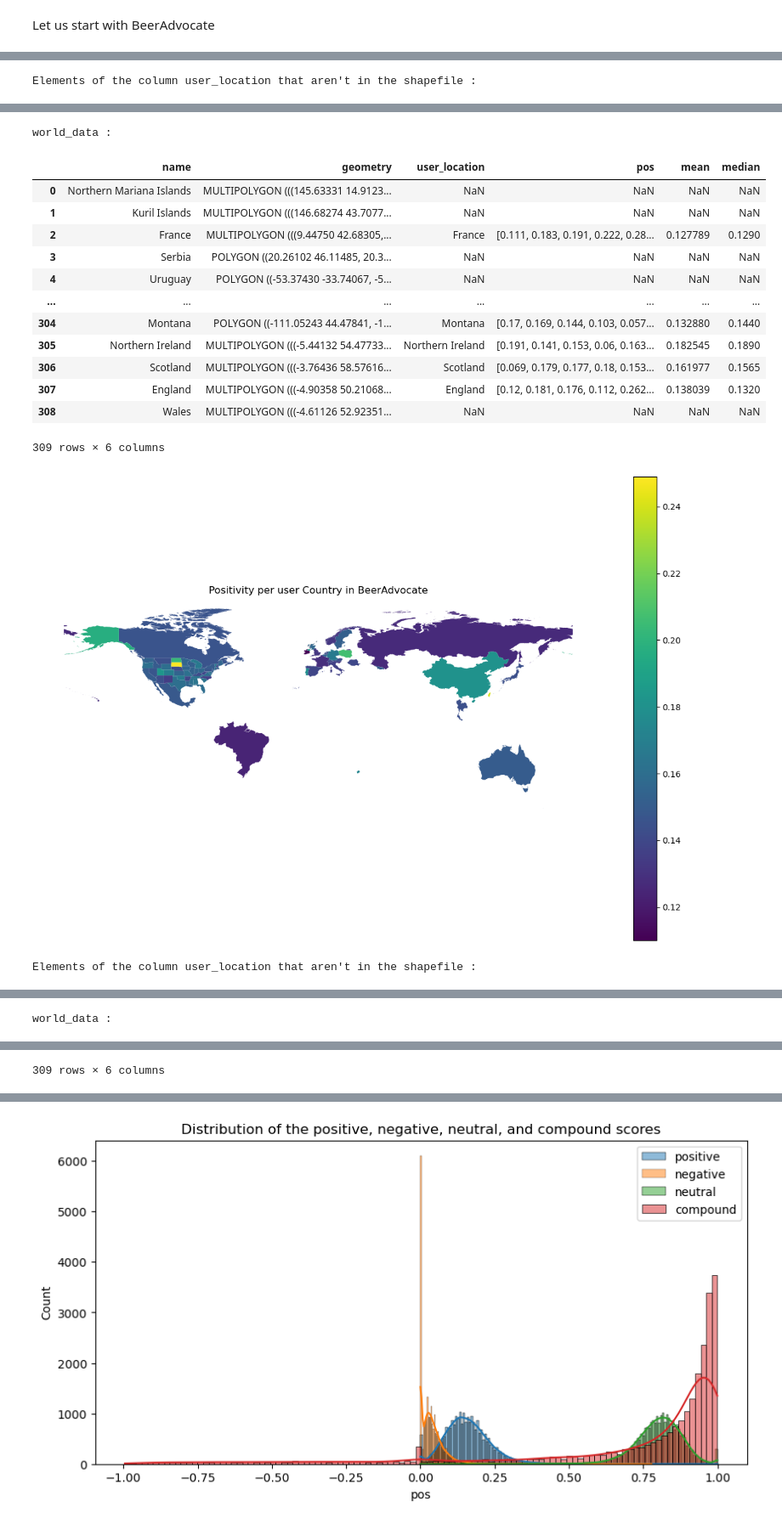
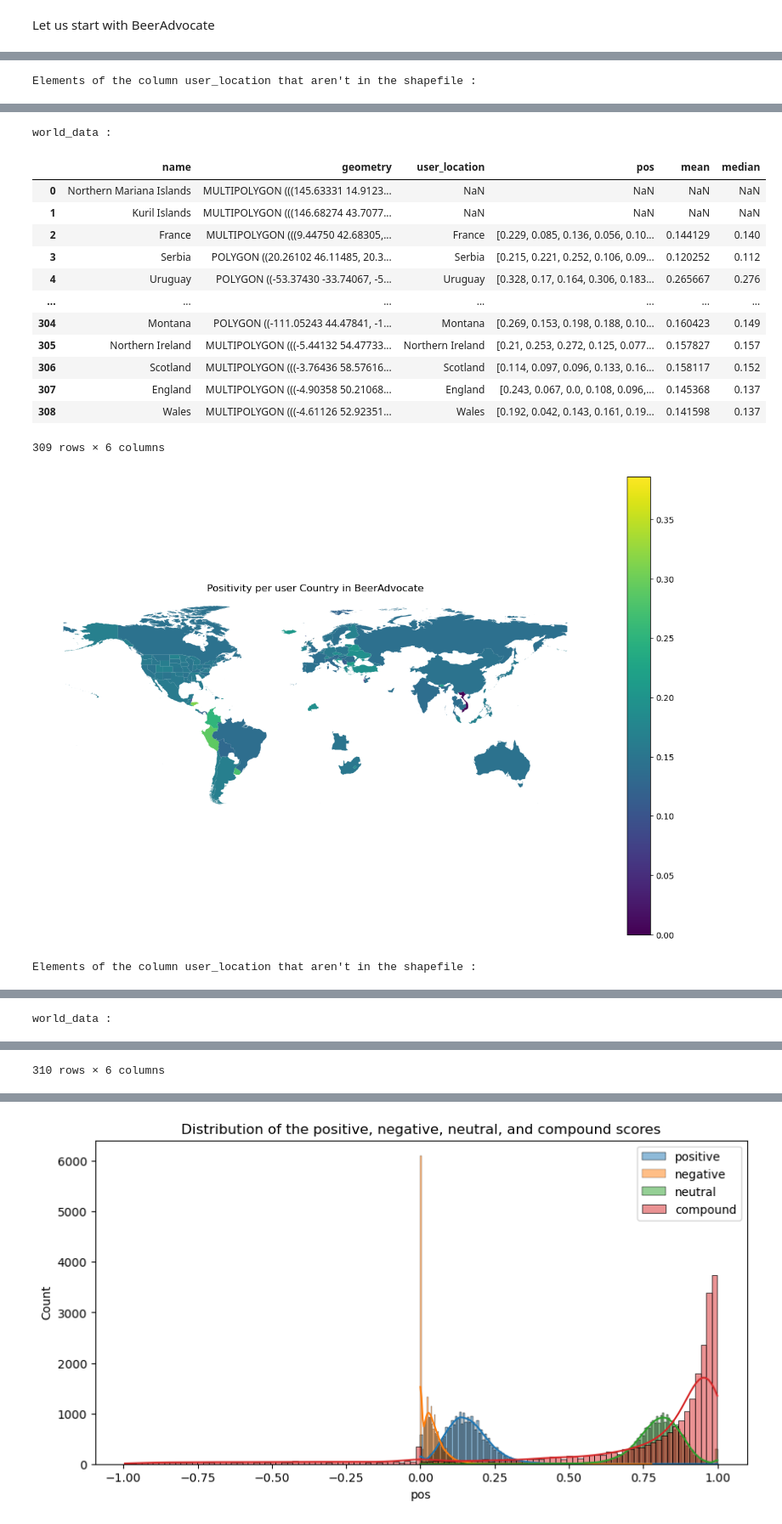
Before and after one commit to epfl-ada/ada-2023-project-dada, a Jupyter notebook: src/sentiment.ipynb, the cells around one changed output, grey strips where cells are left out. Shown at 85% size. Saved outputs shown, nothing was run; the diff lists cells and outputs as text; code cells hidden in the pictures.

Commit message:
Updated sentiment, work in progress

```diff
--- a/src/sentiment.ipynb
+++ b/src/sentiment.ipynb
@@ -66,11 +84,12 @@ def set_map():
     display(shapefile['name'])
     return shapefile
 # %%
-def plot_map(df, shapefile, title, set):
+def plot_map(df, shapefile, title, set, col):
     sf_maincat = shapefile.copy()
 
     # in user_location remove the str 'United States of America'
     df['user_location'] = df['user_location'].str.replace("United States, ", "")
+    df['user_location'] = df['user_location'].str.replace("Slovak Republic", "Slovakia")
 
     if sum(df['user_location'].str.contains("Russian")) == 0:
         df['user_location'] = df['user_location'].str.replace("Russia", "Russian Federation")
@@ -91,14 +110,14 @@ def plot_map(df, shapefile, title, set):
     # Plot the main predictor on a world map
     fig, ax = plt.subplots(1, 1, figsize=(15, 10))
     #sf_maincat.boundary.plot(ax=ax, linewidth=.2, color='black')
-    world_data.plot(column='median', ax=ax, legend=True, cmap='viridis')
+    world_data.plot(column=col, ax=ax, legend=True, cmap='viridis')
     #sf_maincat.plot(column='main_cat', ax=ax, legend=True)
     plt.title(title + ' Country ' + 'in ' + set)
     plt.axis('off')
     plt.savefig('../results/'+title+'_'+set+'.png', dpi=300)
     plt.show()
 # %%
-def data_prep(df, grp):
+def data_prep(df):
     # sentiment analysis of the column text
     analyzer = SentimentIntensityAnalyzer()
 
@@ -124,7 +143,7 @@ def data_prep(df, grp):
     df_new['pos'] = ''
 
     #select every 100th line
-    df_new = df_new[::100]
+    #df_new = df_new[::100]
 
 
 
@@ -139,17 +158,7 @@ def data_prep(df, grp):
 
     #display(df_new)
 
-    # find the user_location with the most appearences
-    a = df_new[grp].value_counts()
-    print("Most appearences :")
-    display(a)
 
-    #keep only the ones with more than 5 appearences
-    a = a[a > 5]
-    #display(a)
-
-    #remove all the lines of df_short that are not in a
-    df_new = df_new[df_new[grp].isin(a.index)]
 
     return df_new
 # %%
@@ -186,6 +206,6 @@ df_rb = pd.read_pickle('../data/preprocessed/RateBeer/transformed_ratings_rb.pkl
 #display(df_ba)
 #display(df_rb)
 # %%
-# select columns from df, do sentiment analysis, group the data by grp, keep only the ones with more than 5 appearences
-df_work_ba = data_prep(df_ba, 'user_location')
-df_work_rb = data_prep(df_rb, 'user_location')
+# don't run it, instead load the pickle file '../data/preprocessed/BeerAdvocate/df_work_ba.pkl'
+# select columns from df, do sentiment analysis, keep only the ones with more than 5 appearences
+df_work_ba = data_prep(df_ba)
@@ -220,0 +215,3 @@ Name: count, Length: 138, dtype: int64
+# %%
+# dont run it, instead load the pickle file '../data/preprocessed/RateBeer/df_work_rb.pkl'
+df_work_rb = data_prep(df_rb)
@@ -294,6 +578,6 @@ world_data :
 # %%
-plot_map(df_pos_ba, shapefile, "Positivity per user", "BeerAdvocate")
-plot_map(df_pos_rb, shapefile, "Positivity per user", "RateBeer")
+plot_map(df_pos_ba, shapefile, "Positivity per user", "BeerAdvocate", 'median')
+plot_map(df_pos_rb, shapefile, "Positivity per user", "RateBeer",'median')
 # %% [output]
 Elements of the column user_location that aren't in the shapefile :
 |  | user_location | pos | mean | median |
@@ -300,17 +591,17 @@ Elements of the column user_location that aren't in the shapefile :
 world_data :
 |  | name | geometry | user_location | pos | mean | median |
 | 0 | Northern Mariana Islands | MULTIPOLYGON (((145.63331 14.9123... | NaN | NaN | NaN | NaN |
 | 1 | Kuril Islands | MULTIPOLYGON (((146.68274 43.7077... | NaN | NaN | NaN | NaN |
-| 2 | France | MULTIPOLYGON (((9.44750 42.68305,... | France | [0.111, 0.183, 0.191, 0.222, 0.28... | 0.127789 | 0.1290 |
-| 3 | Serbia | POLYGON ((20.26102 46.11485, 20.3... | NaN | NaN | NaN | NaN |
-| 4 | Uruguay | POLYGON ((-53.37430 -33.74067, -5... | NaN | NaN | NaN | NaN |
+| 2 | France | MULTIPOLYGON (((9.44750 42.68305,... | France | [0.229, 0.085, 0.136, 0.056, 0.10... | 0.144129 | 0.140 |
+| 3 | Serbia | POLYGON ((20.26102 46.11485, 20.3... | Serbia | [0.215, 0.221, 0.252, 0.106, 0.09... | 0.120252 | 0.112 |
+| 4 | Uruguay | POLYGON ((-53.37430 -33.74067, -5... | Uruguay | [0.328, 0.17, 0.164, 0.306, 0.183... | 0.265667 | 0.276 |
 | ... | ... | ... | ... | ... | ... | ... |
-| 304 | Montana | POLYGON ((-111.05243 44.47841, -1... | Montana | [0.17, 0.169, 0.144, 0.103, 0.057... | 0.132880 | 0.1440 |
-| 305 | Northern Ireland | MULTIPOLYGON (((-5.44132 54.47733... | Northern Ireland | [0.191, 0.141, 0.153, 0.06, 0.163... | 0.182545 | 0.1890 |
-| 306 | Scotland | MULTIPOLYGON (((-3.76436 58.57616... | Scotland | [0.069, 0.179, 0.177, 0.18, 0.153... | 0.161977 | 0.1565 |
-| 307 | England | MULTIPOLYGON (((-4.90358 50.21068... | England | [0.12, 0.181, 0.176, 0.112, 0.262... | 0.138039 | 0.1320 |
-| 308 | Wales | MULTIPOLYGON (((-4.61126 52.92351... | NaN | NaN | NaN | NaN |
+| 304 | Montana | POLYGON ((-111.05243 44.47841, -1... | Montana | [0.269, 0.153, 0.198, 0.188, 0.10... | 0.160423 | 0.149 |
+| 305 | Northern Ireland | MULTIPOLYGON (((-5.44132 54.47733... | Northern Ireland | [0.21, 0.253, 0.272, 0.125, 0.077... | 0.157827 | 0.157 |
+| 306 | Scotland | MULTIPOLYGON (((-3.76436 58.57616... | Scotland | [0.114, 0.097, 0.096, 0.133, 0.16... | 0.158117 | 0.152 |
+| 307 | England | MULTIPOLYGON (((-4.90358 50.21068... | England | [0.243, 0.067, 0.0, 0.108, 0.096,... | 0.145368 | 0.137 |
+| 308 | Wales | MULTIPOLYGON (((-4.61126 52.92351... | Wales | [0.192, 0.042, 0.143, 0.161, 0.19... | 0.141598 | 0.137 |
 309 rows × 6 columns
-[figure, old version]
+[figure, new version]
 Elements of the column user_location that aren't in the shapefile :
 |  | user_location | pos | mean | median |
@@ -333 +631 @@ world_data :
-309 rows × 6 columns
+310 rows × 6 columns
```
Also changed, not shown: parts of 35 cells of this notebook.
